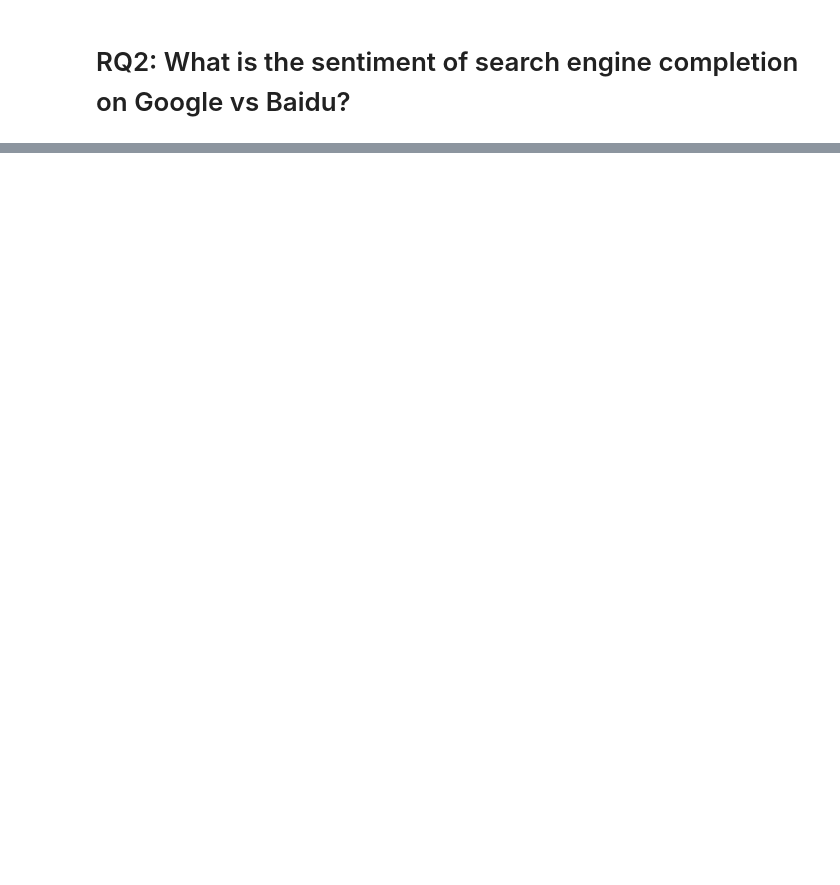
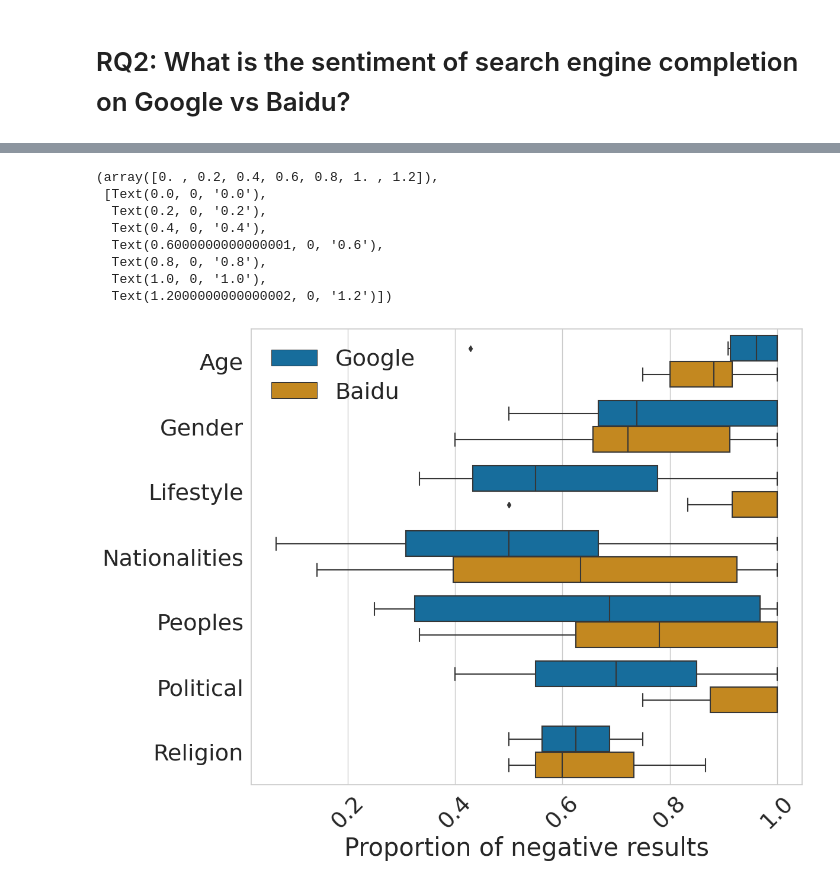
Before and after one commit to leoleepsyche/stereotype_in_baidu_google, a Jupyter notebook: replication_analysis.ipynb, the cells around one changed output, grey strips where cells are left out. Drawn from its saved outputs; the diff is of its cells as text; code cells hidden in the pictures; blank space fills up the shorter version.

```diff
--- a/francesco_replication_analysis.ipynb
+++ b/replication_analysis.ipynb
@@ -406,0 +311,48 @@ kruskal_results_full_suggestion
+# %%
+# Reading the files
+google = pd.read_csv('data/google.csv')
+baidu = pd.read_csv('data/baidu.csv').drop_duplicates(subset=["completion",'group_English'])
+
+baidu['suggestion_starts_with_query'].fillna(False, inplace=True)
+google['suggestion_starts_with_query'].fillna(False, inplace=True)
+baidu_start_with_query = baidu[baidu['suggestion_starts_with_query']]
+google_start_with_query = google[google['suggestion_starts_with_query']]
+# remove duplicated data in the same group
+baidu_start_with_query = baidu_start_with_query.drop_duplicates(subset=['group_English', 'completion'])
+google_start_with_query = google_start_with_query.drop_duplicates(subset=['group', 'completion'])
+# Calculating the negative proportion for all groups in both datasets
+google_negative_proportions_all = google_start_with_query[google_start_with_query['sentiment_rating_full_suggestion'] == 'Negative'].groupby(['category', 'group']).size() / google_start_with_query.groupby(['category', 'group']).size()
+baidu_negative_proportions_all = baidu_start_with_query [baidu_start_with_query ['sentiment_rating_full_suggestion'] == 'Negative'].groupby(['category', 'group_English']).size() / baidu_start_with_query.groupby(['category', 'group_English']).size()
+
+# Resetting index to convert Series to DataFrame for plotting
+google_negative_proportions_df = google_negative_proportions_all.reset_index(name='Negative Proportion')
+baidu_negative_proportions_df = baidu_negative_proportions_all.reset_index(name='Negative Proportion')
+
+# Renaming columns for Baidu data to match Google data
+baidu_negative_proportions_df.rename(columns={'group_English': 'group'}, inplace=True)
+
+# Adding a column to distinguish between Google and Baidu data
+google_negative_proportions_df['Engine'] = 'Google'
+baidu_negative_proportions_df['Engine'] = 'Baidu'
+
+# Concatenating both dataframes
+combined_data = pd.concat([google_negative_proportions_df, baidu_negative_proportions_df])
+
+# Plotting the combined box plot with hue based on search engine
+plt.figure(figsize=(12, 10))
+sns.boxplot(data=combined_data, y='category', x='Negative Proportion', hue='Engine', palette="colorblind")
+plt.legend(frameon=False)
+plt.ylabel("")
+plt.xlabel("Proportion of negative results")
+# sns.swarmplot(data=combined_data, x='category', y='Negative Proportion', hue='Engine')
+plt.xticks(rotation=45)
+# %% [output]
+(array([0. , 0.2, 0.4, 0.6, 0.8, 1. , 1.2]),
+ [Text(0.0, 0, '0.0'),
+  Text(0.2, 0, '0.2'),
+  Text(0.4, 0, '0.4'),
+  Text(0.6000000000000001, 0, '0.6'),
+  Text(0.8, 0, '0.8'),
+  Text(1.0, 0, '1.0'),
+  Text(1.2000000000000002, 0, '1.2')])
+[figure, added]
```
Also changed, not shown: parts of 13 cells of this notebook, 3 other files.
